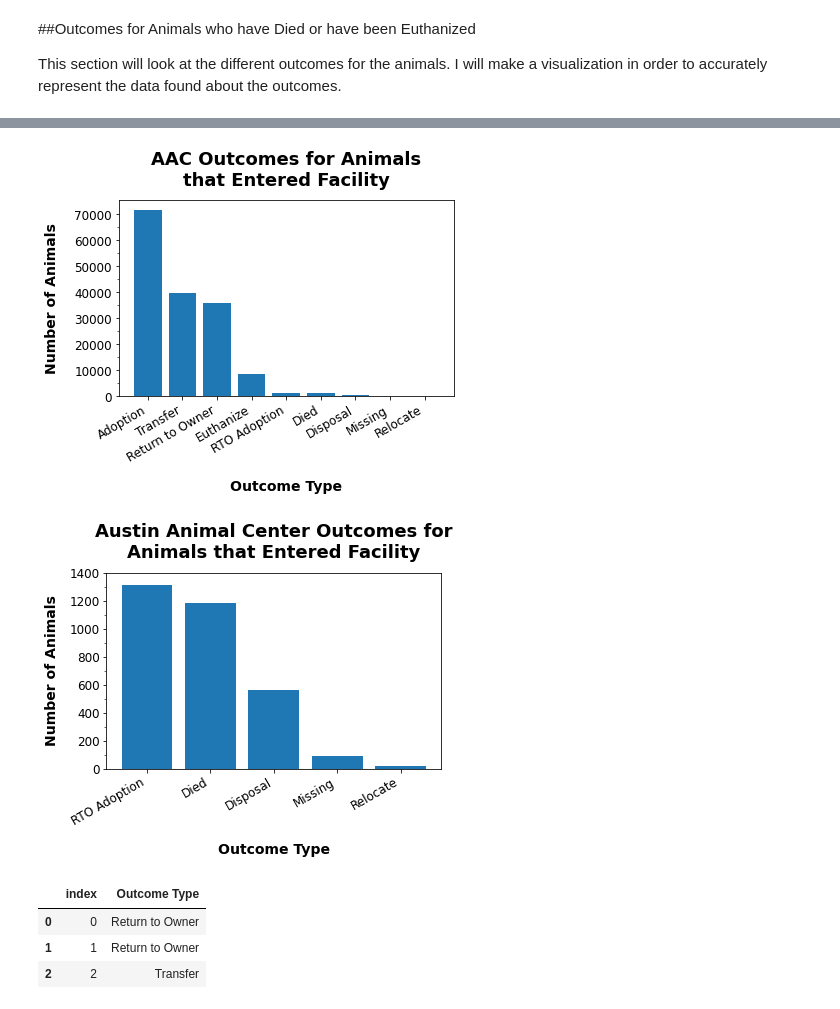
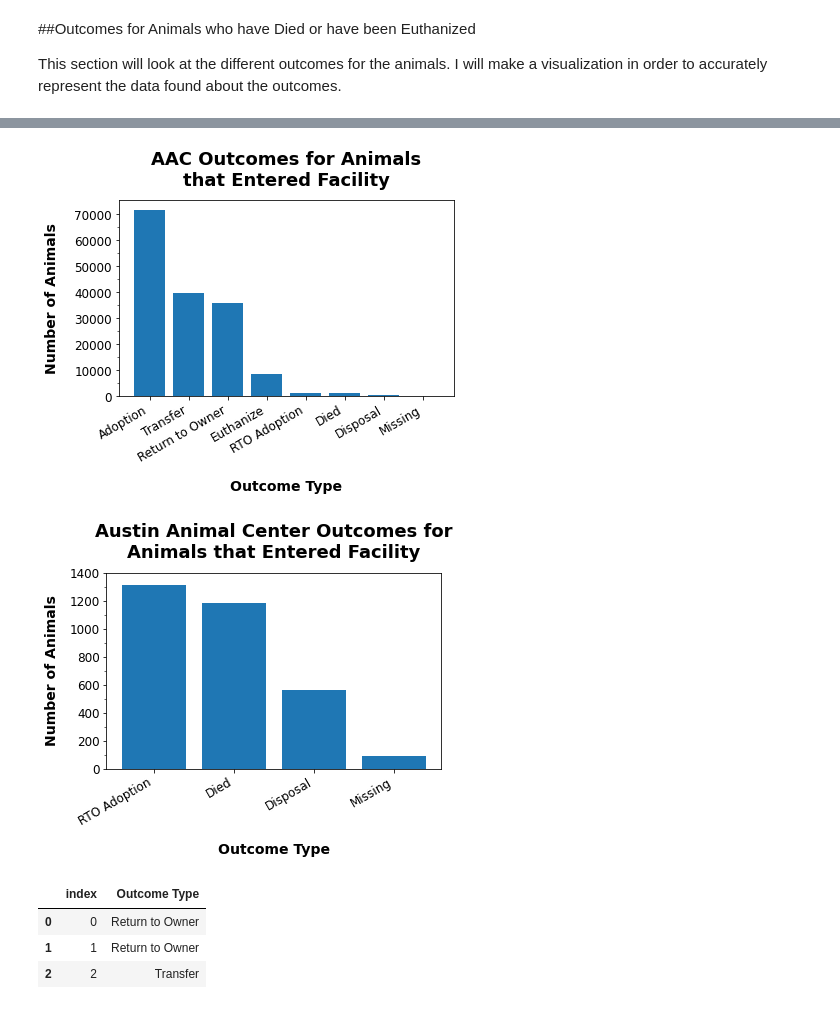
Before and after one commit to duellal/DS-Unit-1-Build-Austin-Animal-Shelter, a Jupyter notebook: Austin_Animal_Center_Project_DS_Build_Week_1.ipynb, the cells around one changed output, grey strips where cells are left out. Saved outputs shown, nothing was run; the diff lists cells and outputs as text; code cells hidden in the pictures.

```diff
--- a/Austin_Animal_Center_Project_DS_Build_Week_1.ipynb
+++ b/Austin_Animal_Center_Project_DS_Build_Week_1.ipynb
@@ -209,7 +212,7 @@ Name: Outcome Type, dtype: int64
 # %%
 fig, ax = plt.subplots()
 
-plt.bar(x=['Adoption', 'Transfer', 'Return to Owner', 'Euthanize', 'RTO Adoption', 'Died', 'Disposal', 'Missing', 'Relocate'],
+plt.bar(x=['Adoption', 'Transfer', 'Return to Owner', 'Euthanize', 'RTO Adoption', 'Died', 'Disposal', 'Missing'],
         height=animal_shelter['Outcome Type'].value_counts())
 
 plt.xlabel('Outcome Type', fontweight="bold", fontsize=14, labelpad=15)
@@ -219,7 +222,7 @@ plt.title('AAC Outcomes for Animals\nthat Entered Facility', fontweight='bold',
 ax.set_yticks([0, 10000, 20000, 30000, 40000, 50000, 60000, 70000])
 ax.set_yticks([5000, 15000, 25000, 35000, 45000, 55000, 65000], minor=True)
 
-ax.set_xticklabels(labels=['Adoption', 'Transfer', 'Return to Owner', 'Euthanize', 'RTO Adoption', 'Died', 'Disposal', 'Missing', 'Relocate'],
+ax.set_xticklabels(labels=['Adoption', 'Transfer', 'Return to Owner', 'Euthanize', 'RTO Adoption', 'Died', 'Disposal', 'Missing'],
                    fontsize=12)
 ax.set_yticklabels(labels=[0, 10000, 20000, 30000, 40000, 50000, 60000, 70000], fontsize=12)
 
@@ -227,28 +230,28 @@ fig.autofmt_xdate()
 
 plt.show()
 # %% [output]
-[figure, old version]
+[figure, new version]
 # %%
 #Making a bar graph for the outcomes with a lower amount of animals
 fig, ax = plt.subplots()
 
-plt.bar(x=['RTO Adoption', 'Died', 'Disposal', 'Missing', 'Relocate'],
-        height=[1312, 1187, 566, 91, 20])
+plt.bar(x=['RTO Adoption', 'Died', 'Disposal', 'Missing'],
+        height=[1312, 1187, 566, 91])
 
 plt.xlabel('Outcome Type', fontweight='bold', fontsize=14, labelpad=15)
 plt.ylabel('Number of Animals', fontweight='bold', fontsize=14, labelpad=10)
 plt.title('Austin Animal Center Outcomes for\nAnimals that Entered Facility', fontweight='bold', fontsize=18, pad=15)
 
 ax.set_yticks([0, 200, 400, 600, 800, 1000, 1200, 1400])
 ax.set_yticks([100, 300, 500, 700, 900, 1100, 1300], minor=True)
-ax.set_xticklabels(labels=['RTO Adoption', 'Died', 'Disposal', 'Missing', 'Relocate'], fontsize=12)
+ax.set_xticklabels(labels=['RTO Adoption', 'Died', 'Disposal', 'Missing'], fontsize=12)
 ax.set_yticklabels(labels=[0, 200, 400, 600, 800, 1000, 1200, 1400], fontsize=12)
 
 fig.autofmt_xdate()
 
 plt.show()
 # %% [output]
-[figure, old version]
+[figure, new version]
 # %%
 outcome = animal_shelter['Outcome Type'].reset_index()
 outcome.head(3)
```
Also changed, not shown: parts of 12 cells of this notebook.
